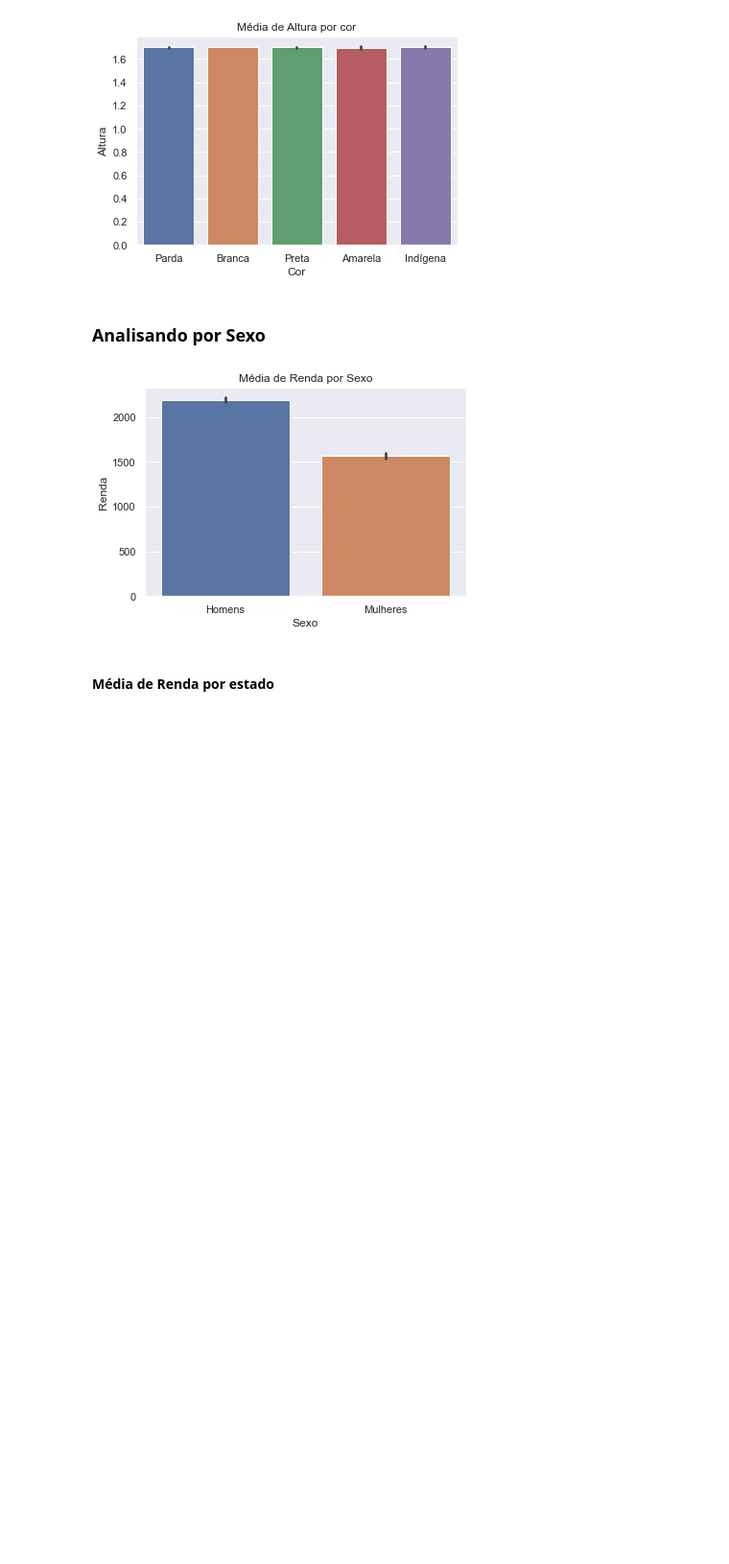
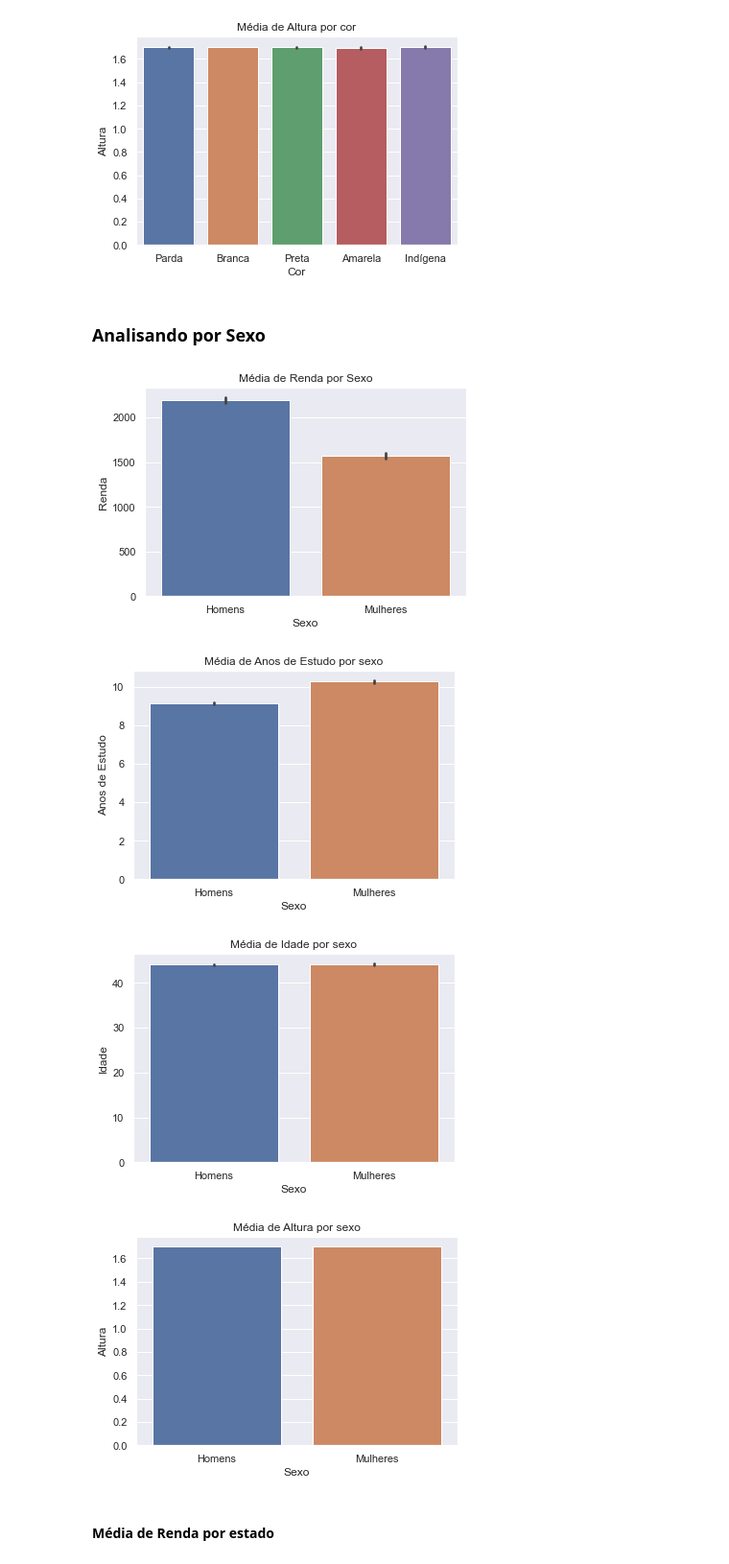
Before and after one commit to Alexandre-Leal/Projetos_iniciais, a Jupyter notebook: PNAD_2015/PNAD_2015.ipynb, the cells around one changed output. Shown at 96% size. Saved outputs shown, nothing was run; the diff lists cells and outputs as text; code cells hidden in the pictures; blank space fills up the shorter version.

Commit message:
Adição da comparação exploratoria entre homens e mulheres

```diff
--- a/PNAD_2015/PNAD_2015.ipynb
+++ b/PNAD_2015/PNAD_2015.ipynb
@@ -262,11 +262,23 @@ plt.show()
 [figure]
 # %% [markdown]
 ### Analisando por Sexo
-# %%
-sns.barplot(data = df, x = df['Sexo'].map({0:'Homens', 1:'Mulheres'}), y = df['Renda']).set(title = 'Média de Renda por Sexo')
-plt.show()
-# %% [output]
-[figure, removed]
+# %%
+sns.barplot(data = df, x = df['Sexo'].map({0:'Homens', 1:'Mulheres'}), y = df['Renda']).set(title = 'Média de Renda por Sexo')
+plt.show()
+
+sns.barplot(data = df, x = df['Sexo'].map({0:'Homens', 1:'Mulheres'}), y = df['Anos de Estudo']).set(title = 'Média de Anos de Estudo por sexo')
+plt.show()
+
+sns.barplot(data = df, x = df['Sexo'].map({0:'Homens', 1:'Mulheres'}), y = df['Idade']).set(title = 'Média de Idade por sexo')
+plt.show()
+
+sns.barplot(data = df, x = df['Sexo'].map({0:'Homens', 1:'Mulheres'}), y = df['Altura']).set(title = 'Média de Altura por sexo')
+plt.show()
+# %% [output]
+[figure, added]
+[figure, added]
+[figure, added]
+[figure, added]
 # %% [markdown]
 #### Média de Renda por estado
 # %%
```
Also changed, not shown: parts of 1 cell of this notebook, 1 other file.
